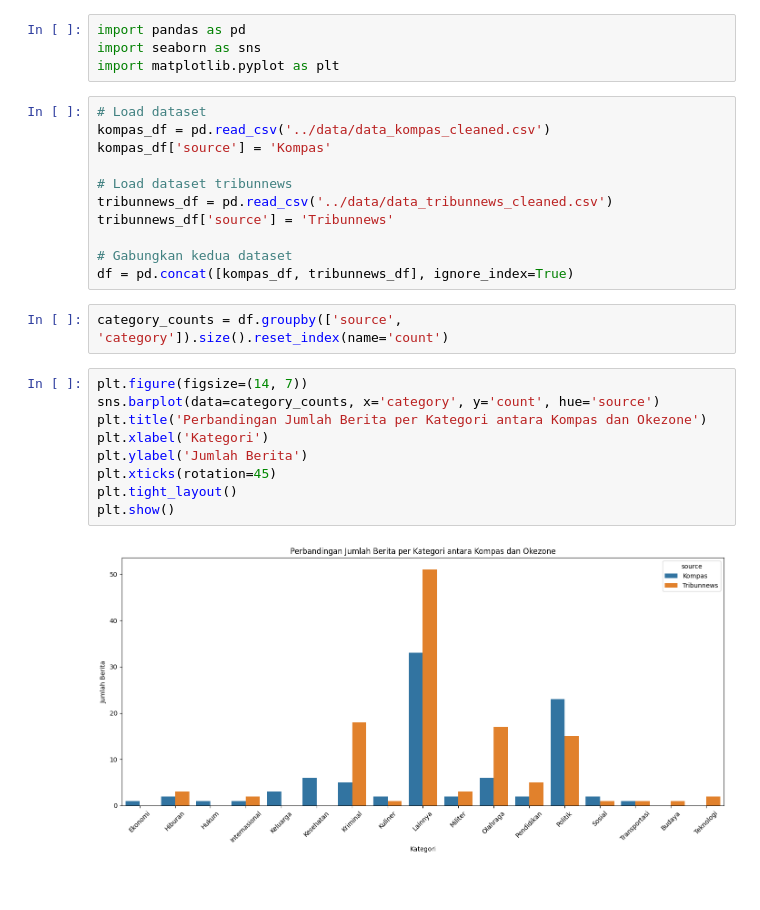
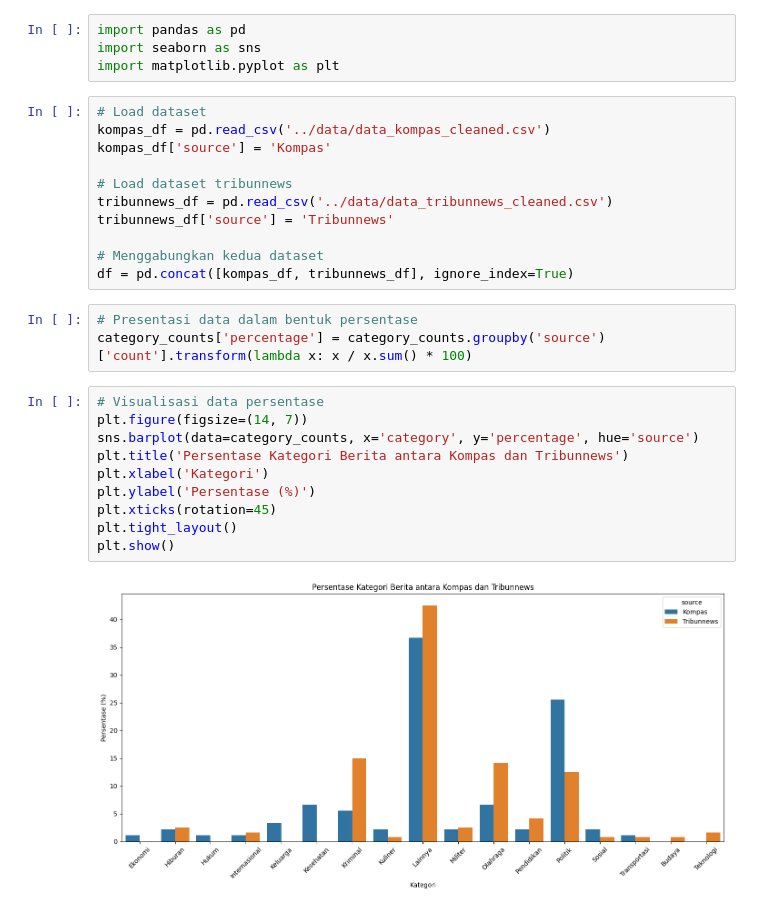
Before and after one commit to AriqF1/learn_data, a Jupyter notebook: visualization/visual.ipynb, the cells around one changed output. Saved outputs shown, nothing was run; the diff lists cells and outputs as text.

```diff
--- a/visualization/visual.ipynb
+++ b/visualization/visual.ipynb
@@ -11,18 +11,20 @@ kompas_df['source'] = 'Kompas'
 tribunnews_df = pd.read_csv('../data/data_tribunnews_cleaned.csv')
 tribunnews_df['source'] = 'Tribunnews'
 
-# Gabungkan kedua dataset
+# Menggabungkan kedua dataset
 df = pd.concat([kompas_df, tribunnews_df], ignore_index=True)
-# %%
-category_counts = df.groupby(['source', 'category']).size().reset_index(name='count')
-# %%
-plt.figure(figsize=(14, 7))
-sns.barplot(data=category_counts, x='category', y='count', hue='source')
-plt.title('Perbandingan Jumlah Berita per Kategori antara Kompas dan Okezone')
-plt.xlabel('Kategori')
-plt.ylabel('Jumlah Berita')
-plt.xticks(rotation=45)
-plt.tight_layout()
-plt.show()
-# %% [output]
-[figure, removed]
+# %%
+# Presentasi data dalam bentuk persentase
+category_counts['percentage'] = category_counts.groupby('source')['count'].transform(lambda x: x / x.sum() * 100)
+# %%
+# Visualisasi data persentase
+plt.figure(figsize=(14, 7))
+sns.barplot(data=category_counts, x='category', y='percentage', hue='source')
+plt.title('Persentase Kategori Berita antara Kompas dan Tribunnews')
+plt.xlabel('Kategori')
+plt.ylabel('Persentase (%)')
+plt.xticks(rotation=45)
+plt.tight_layout()
+plt.show()
+# %% [output]
+[figure, added]
```
